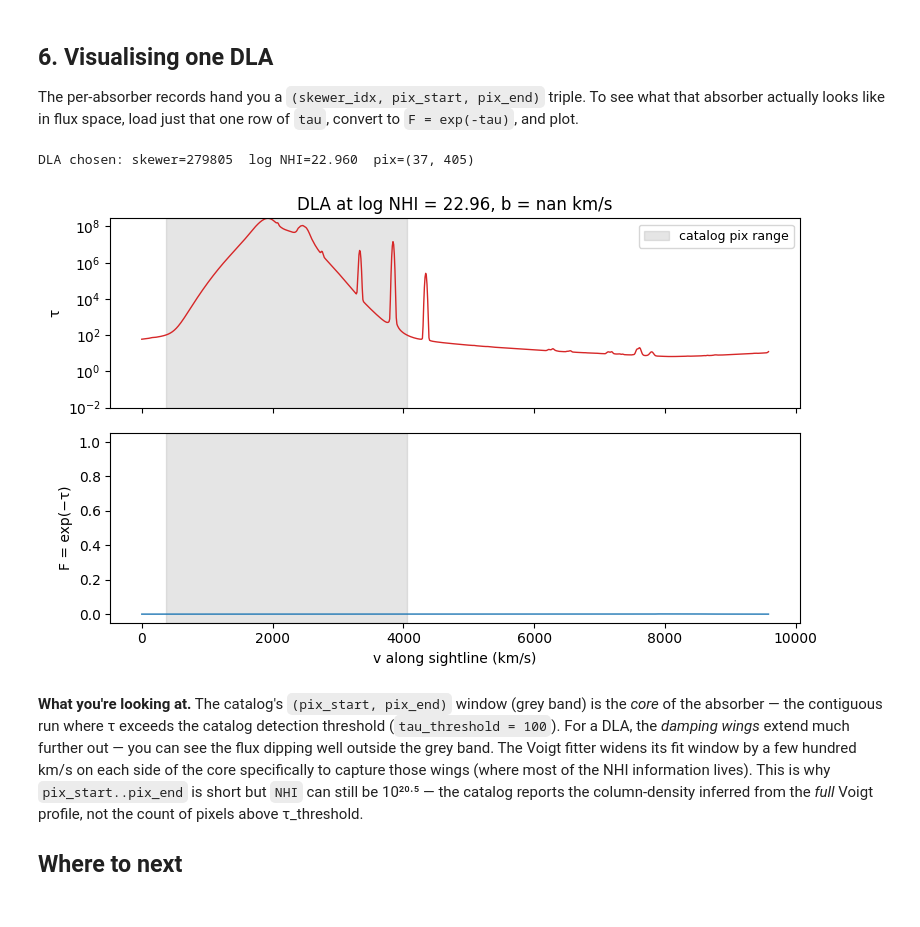
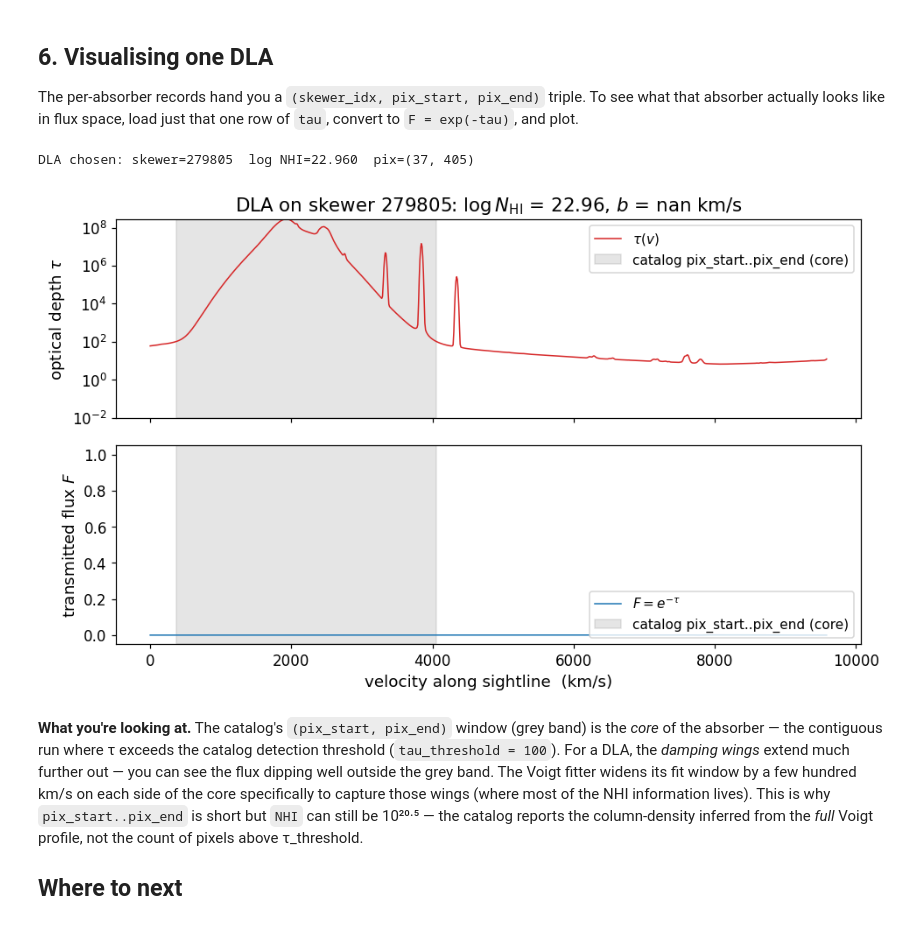
Before and after one commit to jibanCat/hcd_priya, a Jupyter notebook: notebooks/tutorials/01_reading_catalogs_and_spectra.ipynb, the cells around one changed output. Drawn from its saved outputs; the diff is of its cells as text; code cells hidden in the pictures.

```diff
--- a/notebooks/tutorials/01_reading_catalogs_and_spectra.ipynb
+++ b/notebooks/tutorials/01_reading_catalogs_and_spectra.ipynb
@@ -271,44 +332,52 @@ load just that one row of `tau`, convert to `F = exp(-tau)`, and plot.
 # %%
 # Pick the highest-NHI DLA in the catalog so the damping wings are
 # obvious.  ac.by_class('DLA') returns a list of Absorber objects.
 dla = max(ac.by_class('DLA'), key=lambda a: a.NHI)
 print(f'DLA chosen: skewer={dla.skewer_idx}  log NHI={dla.log_NHI:.3f}  '
       f'pix=({dla.pix_start}, {dla.pix_end})')
 
 # Stream just this one row of tau.
 with h5py.File(RAW_FILE, 'r') as f:
     tau_row = f['tau/H/1/1215'][dla.skewer_idx, :].astype(np.float64)
 F_row = np.exp(-tau_row)
 
 dv = float(meta['dv_kms'])
 v  = np.arange(len(tau_row)) * dv  # km/s along the sightline
 
 # Show a window that scales with the absorber's width so the saturated
 # core does not fill the visible region.  At minimum ±2500 km/s, or twice
 # the core width — whichever is larger.  This DLA's core is ~2760 km/s
 # wide, so the window ends up ~±5500 km/s and the damping wings + a
 # stretch of continuum on each side are clearly visible.
 absorber_width_kms = (dla.pix_end - dla.pix_start + 1) * dv
 half_window = max(2.0 * absorber_width_kms, 2500.0)
 v_centre = 0.5 * (dla.pix_start + dla.pix_end) * dv
 sel = (v > v_centre - half_window) & (v < v_centre + half_window)
 
-fig, (ax_t, ax_f) = plt.subplots(2, 1, figsize=(8, 5), sharex=True)
-ax_t.plot(v[sel], tau_row[sel], color='C3', lw=1.0)
-ax_t.set(ylabel='τ', yscale='log', ylim=(1e-2, max(2.0, tau_row[sel].max())))
-ax_t.axvspan(dla.pix_start * dv, dla.pix_end * dv, color='grey', alpha=0.2, label='catalog pix range')
-ax_t.legend(loc='upper right', fontsize=9)
-ax_t.set_title(f'DLA at log NHI = {dla.log_NHI:.2f}, b = {dla.b_kms:.1f} km/s')
+fig, (ax_t, ax_f) = plt.subplots(2, 1, figsize=(9, 5.5), sharex=True)
+ax_t.plot(v[sel], tau_row[sel], color='C3', lw=1.0, label=r'$\tau(v)$')
+ax_t.set_ylabel(r'optical depth $\tau$')
+ax_t.set_yscale('log')
+ax_t.set_ylim(1e-2, max(2.0, tau_row[sel].max()))
+ax_t.axvspan(dla.pix_start * dv, dla.pix_end * dv, color='grey', alpha=0.2,
+             label='catalog pix_start..pix_end (core)')
+ax_t.legend(loc='upper right')
+ax_t.set_title(f'DLA on skewer {dla.skewer_idx}: '
+               fr'$\log N_{{\rm HI}}$ = {dla.log_NHI:.2f}, $b$ = {dla.b_kms:.1f} km/s')
 
-ax_f.plot(v[sel], F_row[sel], color='C0', lw=1.0)
-ax_f.set(xlabel='v along sightline (km/s)', ylabel='F = exp(−τ)', ylim=(-0.05, 1.05))
-ax_f.axvspan(dla.pix_start * dv, dla.pix_end * dv, color='grey', alpha=0.2)
+ax_f.plot(v[sel], F_row[sel], color='C0', lw=1.0, label=r'$F = e^{-\tau}$')
+ax_f.set_xlabel('velocity along sightline  (km/s)')
+ax_f.set_ylabel(r'transmitted flux $F$')
+ax_f.set_ylim(-0.05, 1.05)
+ax_f.axvspan(dla.pix_start * dv, dla.pix_end * dv, color='grey', alpha=0.2,
+             label='catalog pix_start..pix_end (core)')
+ax_f.legend(loc='lower right')
 
-fig.tight_layout()
+save_fig(fig, 'NB01_one_dla_tau_F')
 plt.show()
 # %% [output]
 DLA chosen: skewer=279805  log NHI=22.960  pix=(37, 405)
-[figure, old version]
+[figure, new version]
 # %% [markdown]
 **What you're looking at.**  The catalog's `(pix_start, pix_end)` window
 (grey band) is the *core* of the absorber — the contiguous run where
```
Also changed, not shown: parts of 4 cells of this notebook, 17 other files.
